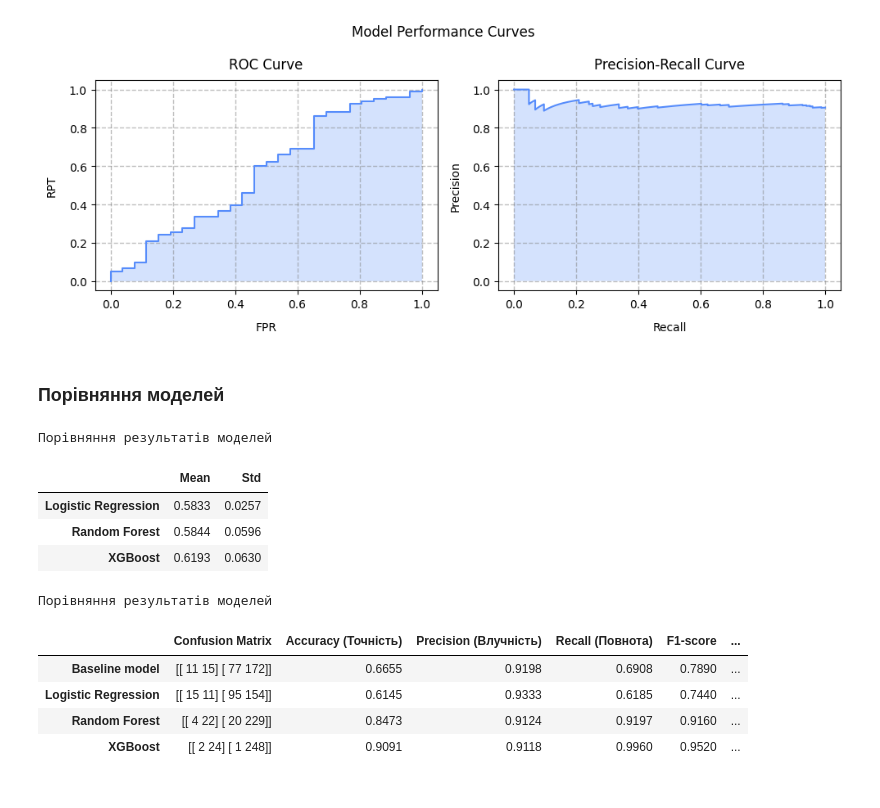
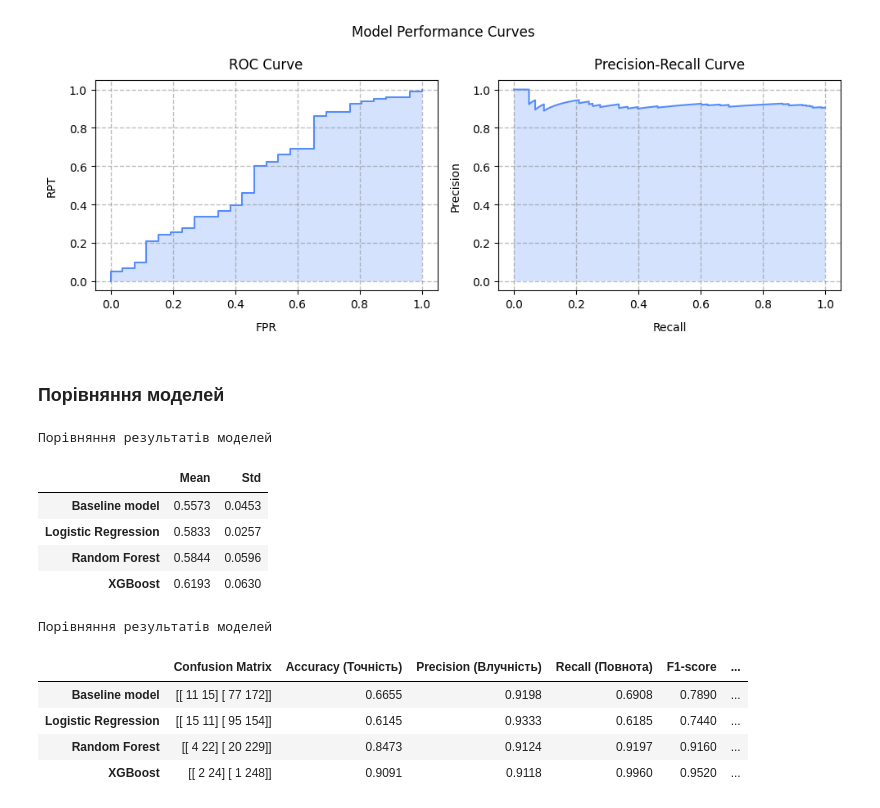
Before and after one commit to BogdanPinchuk/DataScience-PBY_HW20_Course_Project, a Jupyter notebook: Bohdan_Pinchuk_DS_HW20.ipynb, the cells around one changed output. Drawn from its saved outputs; the diff is of its cells as text; code cells hidden in the pictures.

Commit message:
[Homework20] - added scores for baseline model

```diff
--- a/Bohdan_Pinchuk_DS_HW20.ipynb
+++ b/Bohdan_Pinchuk_DS_HW20.ipynb
@@ -2987,32 +3046,34 @@ plt.show()
 # %%
 # Comparing models
 
 from apps.reporter import Reporter
 
 # Input data
 models_ms = [
+    ("Baseline model", df_bm_scores),
     ("Logistic Regression", df_lr_scores),
     ("Random Forest", df_rf_scores),
     ("XGBoost", df_xgb_scores),
 ]
 
 models_cm = [
     ("Baseline model", df_bm),
     ("Logistic Regression", df_lr),
     ("Random Forest", df_rf),
     ("XGBoost", df_xgb),
 ]
 
 # Solution
 
 # Print results
 display(Markdown(f"### Порівняння моделей"))
 Reporter.print_concat_pd_reports(models_ms, "Порівняння результатів моделей")
 Reporter.print_concat_pd_reports(models_cm, "Порівняння результатів моделей")
 # %% [output]
 ### Порівняння моделей
 Порівняння результатів моделей
 |  | Mean | Std |
+| Baseline model | 0.5573 | 0.0453 |
 | Logistic Regression | 0.5833 | 0.0257 |
 | Random Forest | 0.5844 | 0.0596 |
 | XGBoost | 0.6193 | 0.0630 |
```
Also changed, not shown: parts of 2 cells of this notebook, 1 other file.
